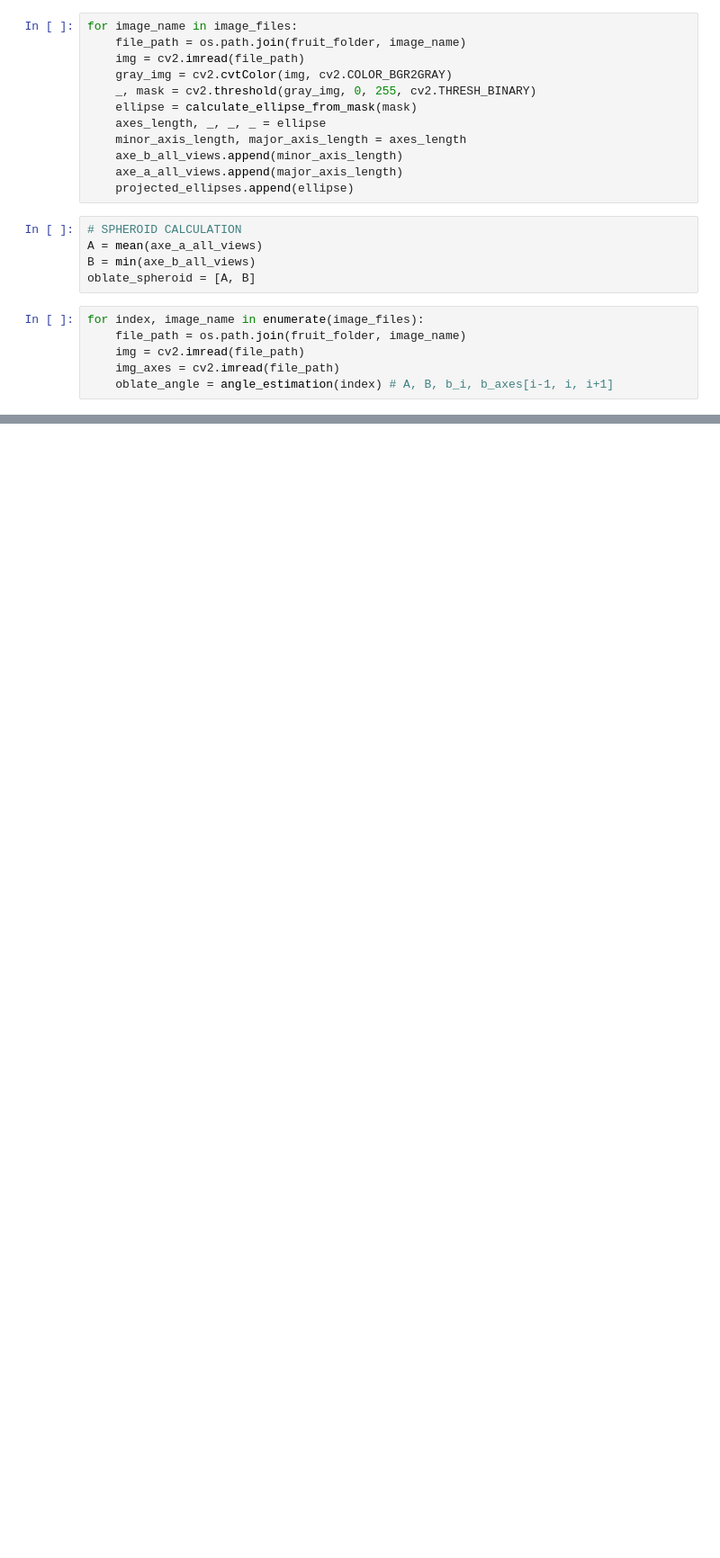
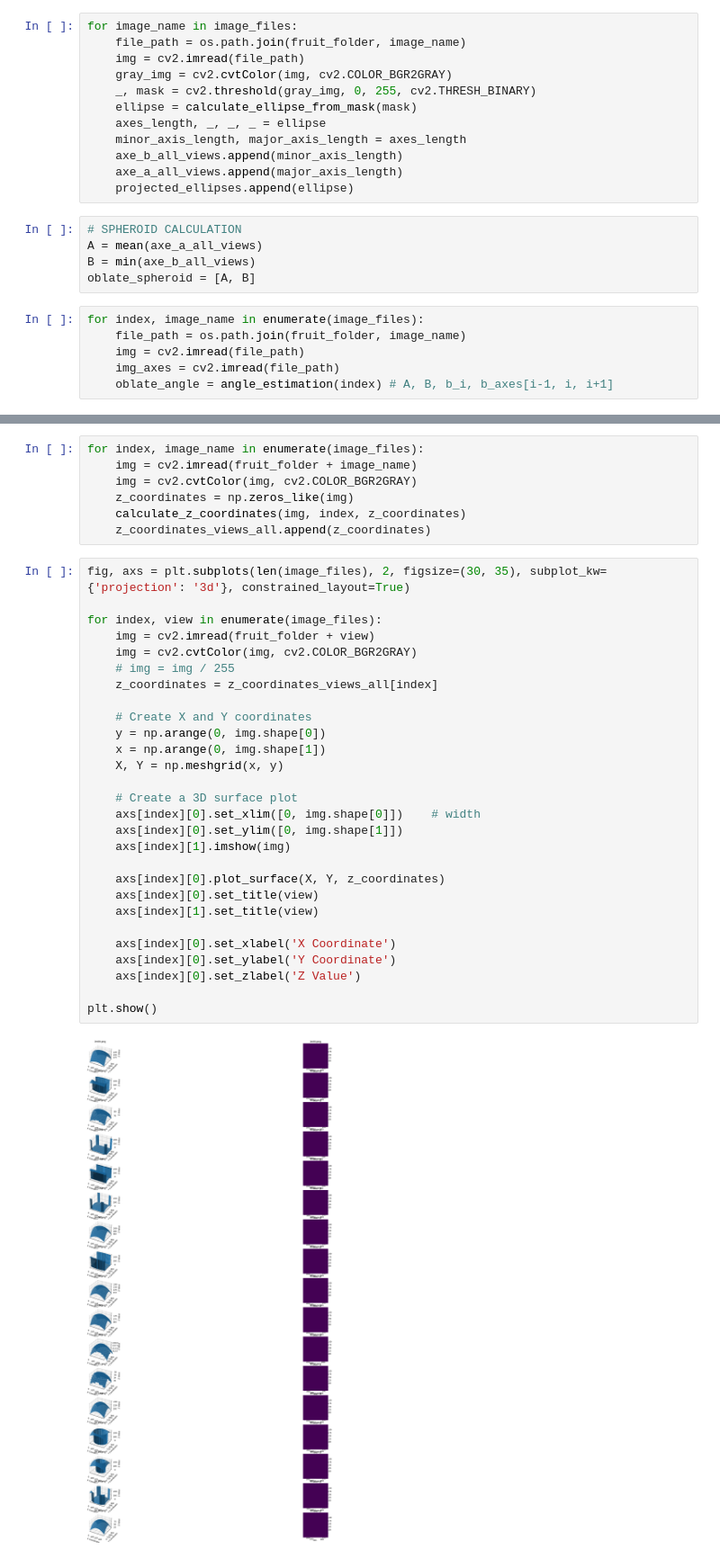
Before and after one commit to CarlaOnate/3D-rotation-paper-implemetnation, a Jupyter notebook: Point_314/z-coordinates-for-pixel.ipynb, the cells around one changed output, grey strips where cells are left out. Shown at 90% size. Drawn from its saved outputs; the diff is of its cells as text; blank space fills up the shorter version.

```diff
--- a/Point_314/z-coordinates-for-pixel.ipynb
+++ b/Point_314/z-coordinates-for-pixel.ipynb
@@ -229,0 +323,37 @@ print(matrix_A)
+# %%
+for index, image_name in enumerate(image_files):
+    img = cv2.imread(fruit_folder + image_name)
+    img = cv2.cvtColor(img, cv2.COLOR_BGR2GRAY)
+    z_coordinates = np.zeros_like(img)
+    calculate_z_coordinates(img, index, z_coordinates)
+    z_coordinates_views_all.append(z_coordinates)
+# %%
+fig, axs = plt.subplots(len(image_files), 2, figsize=(30, 35), subplot_kw={'projection': '3d'}, constrained_layout=True)
+
+for index, view in enumerate(image_files):
+    img = cv2.imread(fruit_folder + view)
+    img = cv2.cvtColor(img, cv2.COLOR_BGR2GRAY)
+    # img = img / 255
+    z_coordinates = z_coordinates_views_all[index]
+
+    # Create X and Y coordinates
+    y = np.arange(0, img.shape[0])
+    x = np.arange(0, img.shape[1])
+    X, Y = np.meshgrid(x, y)
+
+    # Create a 3D surface plot
+    axs[index][0].set_xlim([0, img.shape[0]])    # width
+    axs[index][0].set_ylim([0, img.shape[1]])
+    axs[index][1].imshow(img)
+
+    axs[index][0].plot_surface(X, Y, z_coordinates)
+    axs[index][0].set_title(view)
+    axs[index][1].set_title(view)
+
+    axs[index][0].set_xlabel('X Coordinate')
+    axs[index][0].set_ylabel('Y Coordinate')
+    axs[index][0].set_zlabel('Z Value')
+
+plt.show()
+# %% [output]
+[figure, added]
```
Also changed, not shown: parts of 14 cells of this notebook, 2 other files.
